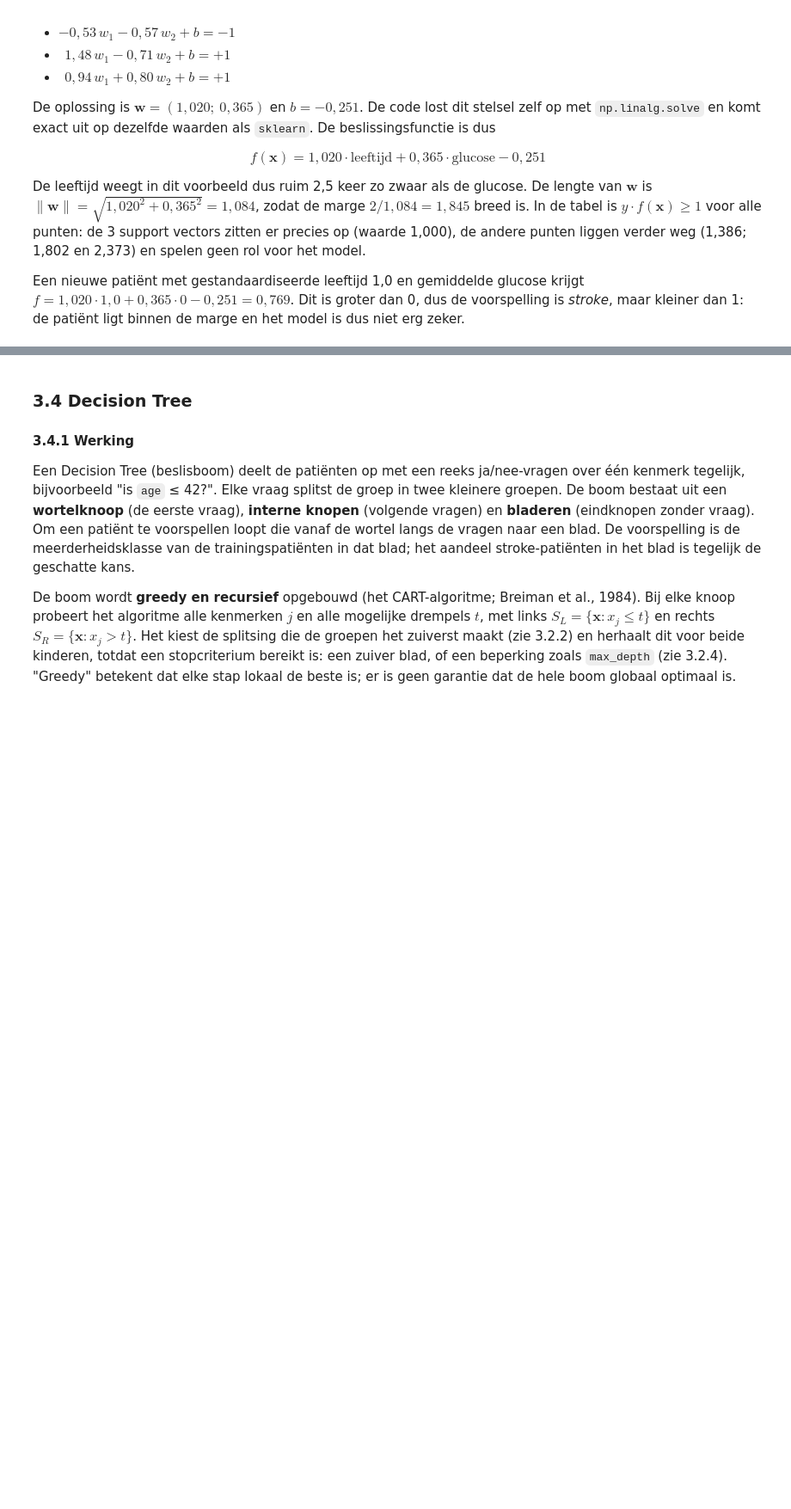
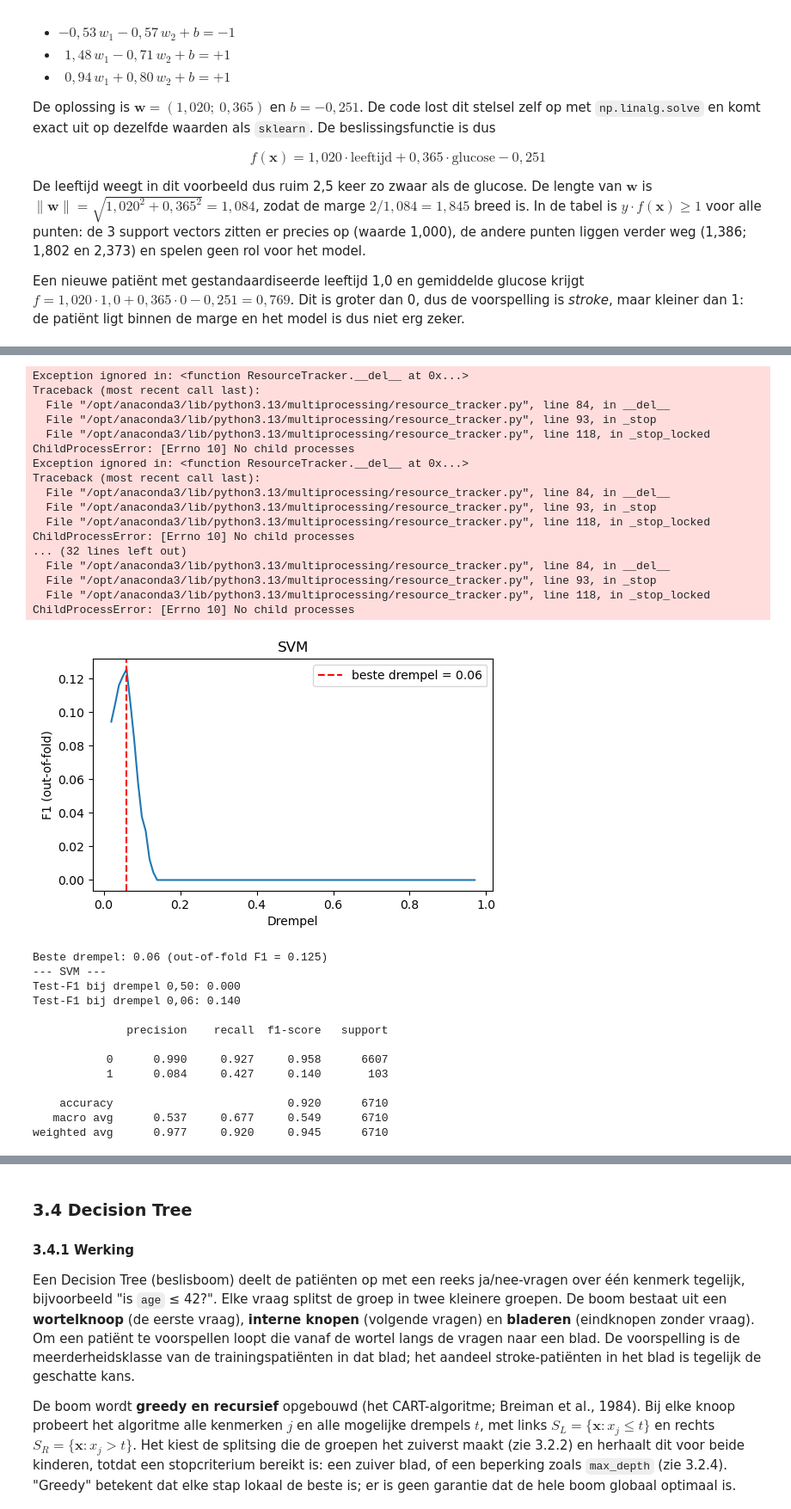
Before and after one commit to AlishaSR2k5/Machine-Learning-Portfolio-1, a Jupyter notebook: portfolio_opdracht_stroke.ipynb, the cells around one changed output, grey strips where cells are left out. Shown at 86% size. Saved outputs shown, nothing was run; the diff lists cells and outputs as text; code cells hidden in the pictures; blank space fills up the shorter version.

```diff
--- a/portfolio_opdracht_stroke.ipynb
+++ b/portfolio_opdracht_stroke.ipynb
@@ -1593,0 +1665,59 @@ Een nieuwe patiënt met gestandaardiseerde leeftijd 1,0 en gemiddelde glucose kr
+# %%
+kansen_svm = oof_kansen(
+    grid_svm.best_estimator_,
+    X_train_ruw,
+    y_train
+)
+
+drempel_svm, f1_oof_svm = kies_drempel(
+    y_train,
+    kansen_svm,
+    "SVM"
+)
+
+print(
+    f"Beste drempel: {drempel_svm:.2f} "
+    f"(out-of-fold F1 = {f1_oof_svm:.3f})"
+)
+
+evalueer(
+    "SVM",
+    grid_svm.best_estimator_,
+    grid_svm.best_score_,
+    grid_svm.best_params_,
+    drempel_svm,
+    tijd_grid_svm,
+    X_eval=X_test_ruw
+)
+# %% [output]
+Exception ignored in: <function ResourceTracker.__del__ at 0x...>
+Traceback (most recent call last):
+  File "/opt/anaconda3/lib/python3.13/multiprocessing/resource_tracker.py", line 84, in __del__
+  File "/opt/anaconda3/lib/python3.13/multiprocessing/resource_tracker.py", line 93, in _stop
+  File "/opt/anaconda3/lib/python3.13/multiprocessing/resource_tracker.py", line 118, in _stop_locked
+ChildProcessError: [Errno 10] No child processes
+Exception ignored in: <function ResourceTracker.__del__ at 0x...>
+Traceback (most recent call last):
+  File "/opt/anaconda3/lib/python3.13/multiprocessing/resource_tracker.py", line 84, in __del__
+  File "/opt/anaconda3/lib/python3.13/multiprocessing/resource_tracker.py", line 93, in _stop
+  File "/opt/anaconda3/lib/python3.13/multiprocessing/resource_tracker.py", line 118, in _stop_locked
+ChildProcessError: [Errno 10] No child processes
+... (32 lines left out)
+  File "/opt/anaconda3/lib/python3.13/multiprocessing/resource_tracker.py", line 84, in __del__
+  File "/opt/anaconda3/lib/python3.13/multiprocessing/resource_tracker.py", line 93, in _stop
+  File "/opt/anaconda3/lib/python3.13/multiprocessing/resource_tracker.py", line 118, in _stop_locked
+ChildProcessError: [Errno 10] No child processes
+[figure, added]
+Beste drempel: 0.06 (out-of-fold F1 = 0.125)
+--- SVM ---
+Test-F1 bij drempel 0,50: 0.000
+Test-F1 bij drempel 0,06: 0.140
+
+              precision    recall  f1-score   support
+
+           0      0.990     0.927     0.958      6607
+           1      0.084     0.427     0.140       103
+
+    accuracy                          0.920      6710
+   macro avg      0.537     0.677     0.549      6710
+weighted avg      0.977     0.920     0.945      6710
```
Also changed, not shown: parts of 15 cells of this notebook, 2 other files.
